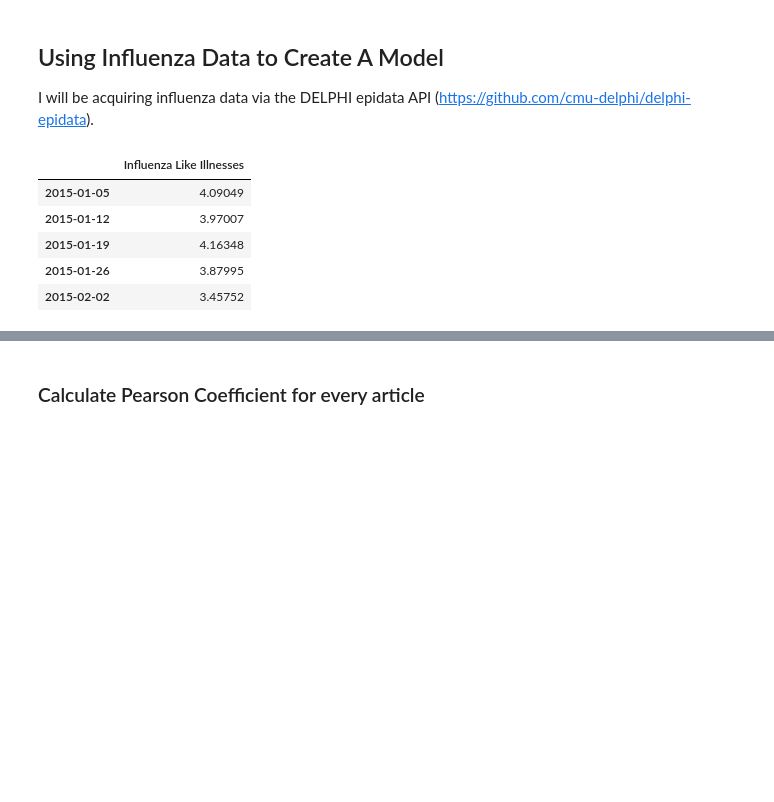
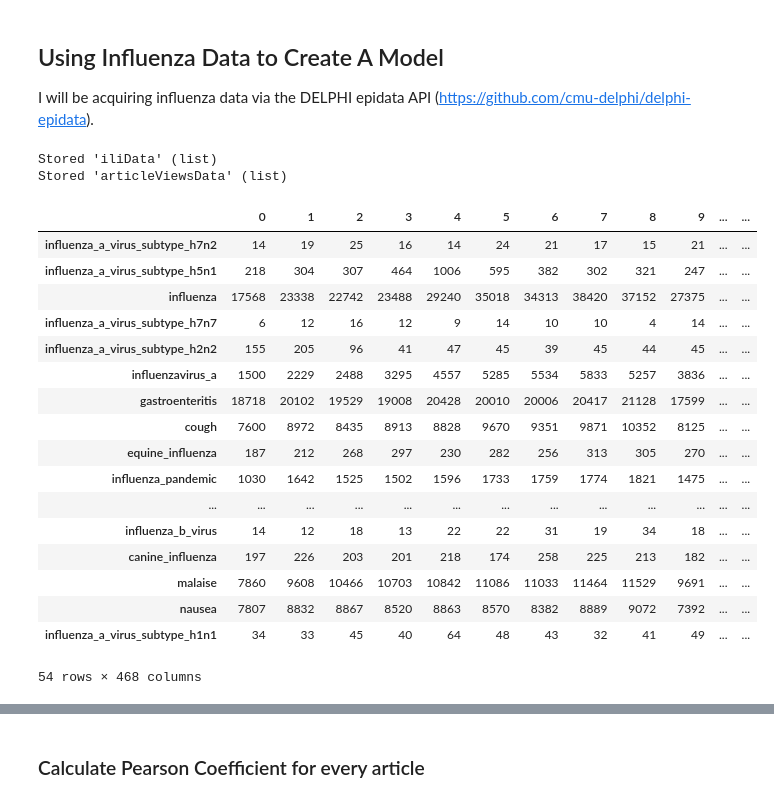
Before and after one commit to wcwagner/wikidemics, a Jupyter notebook: start.ipynb, the cells around one changed output, grey strips where cells are left out. Drawn from its saved outputs; the diff is of its cells as text; code cells hidden in the pictures; blank space fills up the shorter version.

```diff
--- a/start.ipynb
+++ b/start.ipynb
@@ -97,33 +111,44 @@ I will be acquiring influenza data via the DELPHI epidata API (https://github.co
 # %%
-import epidata as delphi_epidata
-epidata = delphi_epidata.Epidata()
+%store iliData
+%store articleViewsData
 
-fluArticles = ['influenza', 'common_cold', 'flu_season',
-               'influenza_a_virus', 'influenza_a_virus_subtype_h1n1']
-# API calls to the delphi epidata API
-iliData = epidata.fluview('nat', epidata.range(201501, 201652))['epidata']
-fluViewsData = ep.wiki(fluArticles, epiweeks=epidata.range(201501, 201652))['epidata']
+iliWeeks = {wk['epiweek'] for wk in iliData}
+articleWeeks = {wk['epiweek'] for wk in articleViewsData}
+commonWeeks = iliWeeks.intersection(articleWeeks)
+commonWeeks = sorted(str(wk) for wk in commonWeeks)
 
 weeklyILIcounts = [ week['ili'] for week in iliData ]
-epiweeks = [ str(week['epiweek']) for week in iliData ]
 # want to corece epiweek strings, e.g. 201601 to datetimes, to facilitate creating a pandas timeseries
-datetimes = [datetime.strptime(d + '-1', '%Y%W-%w') for d in epiweeks]
+datetimes = [datetime.strptime(d + '-1', '%Y%W-%w') for d in commonWeeks]
 
-fluArticleViews = defaultdict(list)
-for week in fluViewsData:
+articleViews = defaultdict(list)
+for week in articleViewsData:
     article, weeklyViews = week['article'], week['count']
-    fluArticleViews[article].append(weeklyViews)
+    articleViews[article].append(weeklyViews)
 
 # create pandas dataframe timeseries for the respective data
-weeklyILIdf = pd.DataFrame(weeklyILIcounts, index=datetimes, columns=['ILI'])
-fluViewsDf = pd.DataFrame(fluArticleViews, index=datetimes)
+#weeklyILIdf = pd.DataFrame.from_dict(weeklyILIcounts, orient='index')
+fluViewsDf = pd.DataFrame.from_dict(articleViews, orient='index')
+fluViewsDf
+# %% [output]
+Stored 'iliData' (list)
+Stored 'articleViewsData' (list)
+|  | 0 | 1 | 2 | 3 | 4 | 5 | 6 | 7 | 8 | 9 | ... | ... |
+| influenza_a_virus_subtype_h7n2 | 14 | 19 | 25 | 16 | 14 | 24 | 21 | 17 | 15 | 21 | ... | ... |
+| influenza_a_virus_subtype_h5n1 | 218 | 304 | 307 | 464 | 1006 | 595 | 382 | 302 | 321 | 247 | ... | ... |
+| influenza | 17568 | 23338 | 22742 | 23488 | 29240 | 35018 | 34313 | 38420 | 37152 | 27375 | ... | ... |
+| influenza_a_virus_subtype_h7n7 | 6 | 12 | 16 | 12 | 9 | 14 | 10 | 10 | 4 | 14 | ... | ... |
+| influenza_a_virus_subtype_h2n2 | 155 | 205 | 96 | 41 | 47 | 45 | 39 | 45 | 44 | 45 | ... | ... |
+| influenzavirus_a | 1500 | 2229 | 2488 | 3295 | 4557 | 5285 | 5534 | 5833 | 5257 | 3836 | ... | ... |
+| gastroenteritis | 18718 | 20102 | 19529 | 19008 | 20428 | 20010 | 20006 | 20417 | 21128 | 17599 | ... | ... |
+| cough | 7600 | 8972 | 8435 | 8913 | 8828 | 9670 | 9351 | 9871 | 10352 | 8125 | ... | ... |
+| equine_influenza | 187 | 212 | 268 | 297 | 230 | 282 | 256 | 313 | 305 | 270 | ... | ... |
+| influenza_pandemic | 1030 | 1642 | 1525 | 1502 | 1596 | 1733 | 1759 | 1774 | 1821 | 1475 | ... | ... |
+| ... | ... | ... | ... | ... | ... | ... | ... | ... | ... | ... | ... | ... |
+| influenza_b_virus | 14 | 12 | 18 | 13 | 22 | 22 | 31 | 19 | 34 | 18 | ... | ... |
+| canine_influenza | 197 | 226 | 203 | 201 | 218 | 174 | 258 | 225 | 213 | 182 | ... | ... |
+| malaise | 7860 | 9608 | 10466 | 10703 | 10842 | 11086 | 11033 | 11464 | 11529 | 9691 | ... | ... |
+| nausea | 7807 | 8832 | 8867 | 8520 | 8863 | 8570 | 8382 | 8889 | 9072 | 7392 | ... | ... |
+| influenza_a_virus_subtype_h1n1 | 34 | 33 | 45 | 40 | 64 | 48 | 43 | 32 | 41 | 49 | ... | ... |
+54 rows × 468 columns
-# %%
-weeklyILIdf[:5]
-# %% [output]
-|  | Influenza Like Illnesses |
-| 2015-01-05 | 4.09049 |
-| 2015-01-12 | 3.97007 |
-| 2015-01-19 | 4.16348 |
-| 2015-01-26 | 3.87995 |
-| 2015-02-02 | 3.45752 |
 # %%
```
Also changed, not shown: parts of 12 cells of this notebook.
